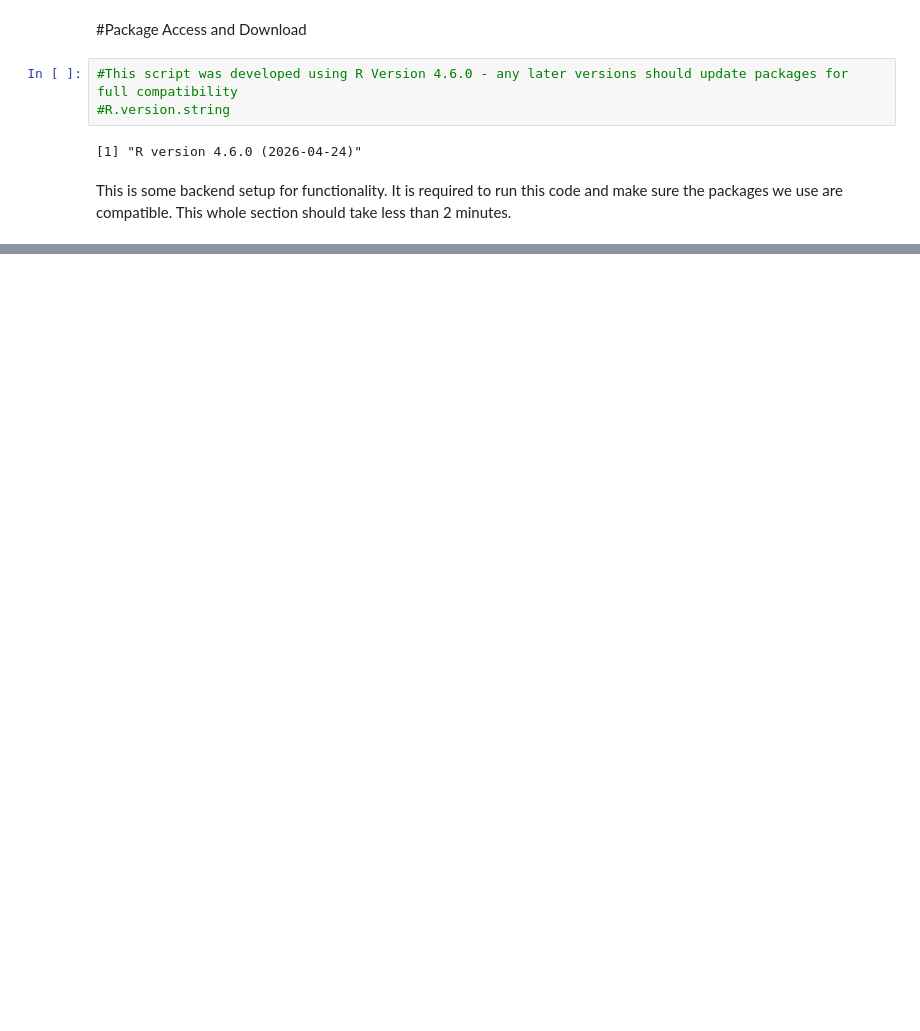
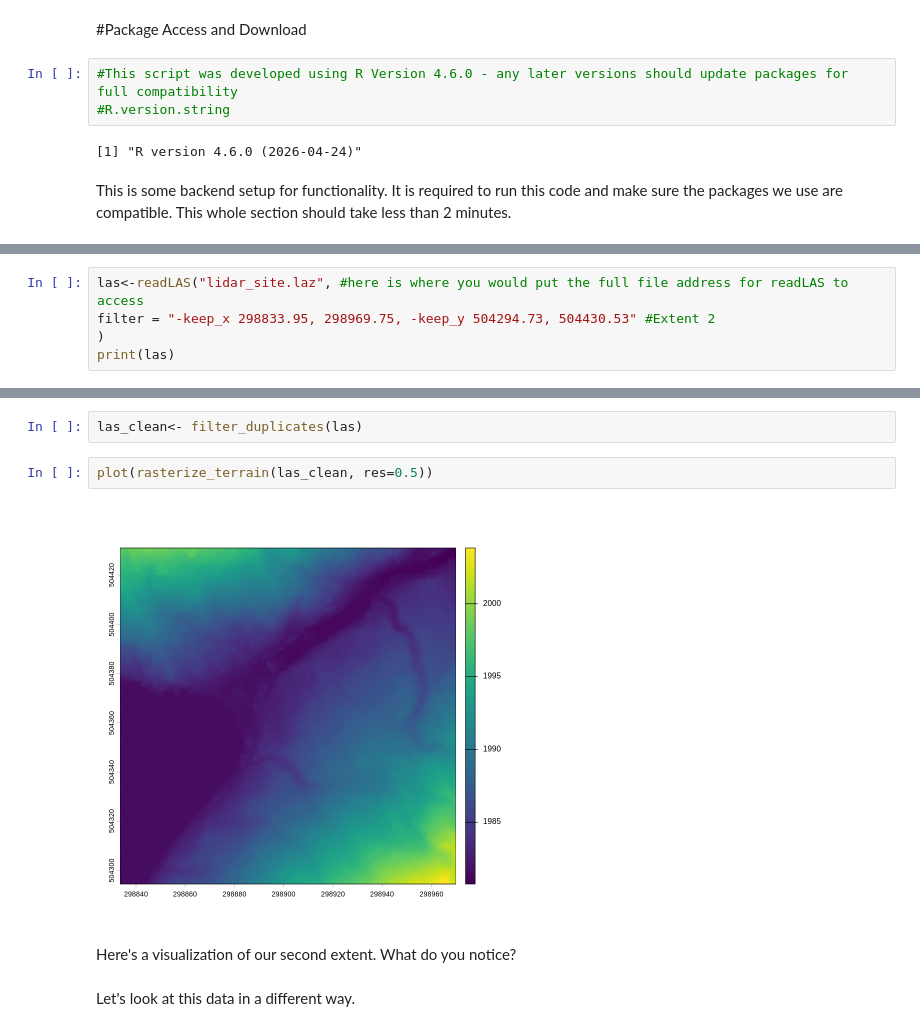
Before and after one commit to reblekah/UASLidarWorkshop_SKC_2026, a Jupyter notebook: UAS_Lidar_Workshop_2026.ipynb, the cells around one changed output, grey strips where cells are left out. Drawn from its saved outputs; the diff is of its cells as text; blank space fills up the shorter version.

```diff
--- a/UAS_Lidar_Workshop_2026.ipynb
+++ b/UAS_Lidar_Workshop_2026.ipynb
@@ -233,0 +284,5 @@ A
+# %%
+las<-readLAS("lidar_site.laz", #here is where you would put the full file address for readLAS to access
+filter = "-keep_x 298833.95, 298969.75, -keep_y 504294.73, 504430.53" #Extent 2
+)
+print(las)
@@ -233,0 +321,11 @@ A
+# %%
+las_clean<- filter_duplicates(las)
+# %%
+plot(rasterize_terrain(las_clean, res=0.5))
+# %% [output]
+[figure, added]
+# %% [markdown]
+Here's a visualization of our second extent.
+What do you notice?
+# %% [markdown]
+Let's look at this data in a different way.
```
Also changed, not shown: parts of 67 cells of this notebook.
